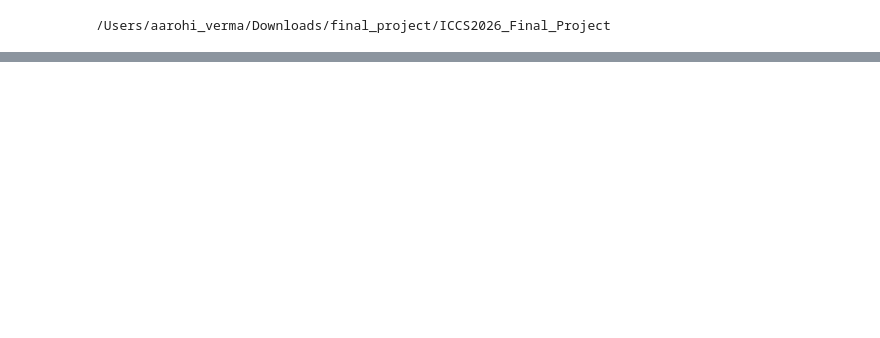
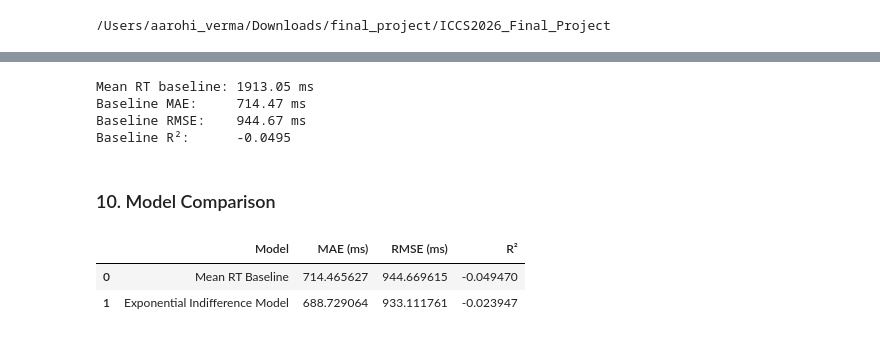
Before and after one commit to Aarohi29/ICCS2026_Final_Project, a Jupyter notebook: notebooks/03_RT_Model.ipynb, the cells around one changed output, grey strips where cells are left out. Drawn from its saved outputs; the diff is of its cells as text; code cells hidden in the pictures; blank space fills up the shorter version.

Commit message:
Complete data exploration, choice model, and initial RT model

```diff
--- a/notebooks/03_RT_Model.ipynb
+++ b/notebooks/03_RT_Model.ipynb
@@ -194,0 +196,6 @@ plt.show()
+# %%
+exp_a, exp_b, exp_c = result.x
+
+print(f"a = {exp_a:.4f}")
+print(f"b = {exp_b:.4f}")
+print(f"c = {exp_c:.6f}")
@@ -194,0 +255,13 @@ plt.show()
+# %%
+test_pred = add_predicted_rt_exponential(
+    combined_test,
+    exp_a,
+    exp_b,
+    exp_c
+)
+
+print(
+    test_pred[
+        ["RT", "value_difference", "predicted_RT"]
+    ].head()
+)
@@ -194,0 +322,61 @@ plt.show()
+# %%
+baseline_prediction = combined_train["RT"].mean()
+
+baseline_predictions = np.full(
+    len(evaluation),
+    baseline_prediction
+)
+
+baseline_mae = mean_absolute_error(
+    evaluation["RT"],
+    baseline_predictions
+)
+
+baseline_rmse = np.sqrt(
+    mean_squared_error(
+        evaluation["RT"],
+        baseline_predictions
+    )
+)
+
+baseline_r2 = r2_score(
+    evaluation["RT"],
+    baseline_predictions
+)
+
+print(f"Mean RT baseline: {baseline_prediction:.2f} ms")
+print(f"Baseline MAE:     {baseline_mae:.2f} ms")
+print(f"Baseline RMSE:    {baseline_rmse:.2f} ms")
+print(f"Baseline R²:      {baseline_r2:.4f}")
+# %% [output]
+Mean RT baseline: 1913.05 ms
+Baseline MAE:     714.47 ms
+Baseline RMSE:    944.67 ms
+Baseline R²:      -0.0495
+# %% [markdown]
+### 10. Model Comparison
+# %%
+results = pd.DataFrame({
+    "Model": [
+        "Mean RT Baseline",
+        "Exponential Indifference Model"
+    ],
+    "MAE (ms)": [
+        baseline_mae,
+        mae
+    ],
+    "RMSE (ms)": [
+        baseline_rmse,
+        rmse
+    ],
+    "R²": [
+        baseline_r2,
+        r2
+    ]
+})
+
+results
+# %% [output]
+|  | Model | MAE (ms) | RMSE (ms) | R² |
+| 0 | Mean RT Baseline | 714.465627 | 944.669615 | -0.049470 |
+| 1 | Exponential Indifference Model | 688.729064 | 933.111761 | -0.023947 |
```
Also changed, not shown: parts of 52 cells of this notebook, 1 other file.
